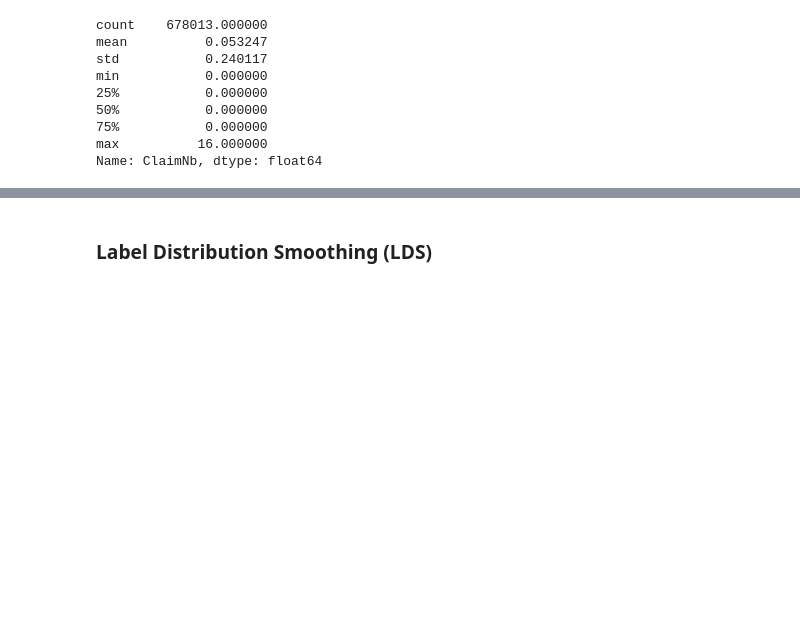
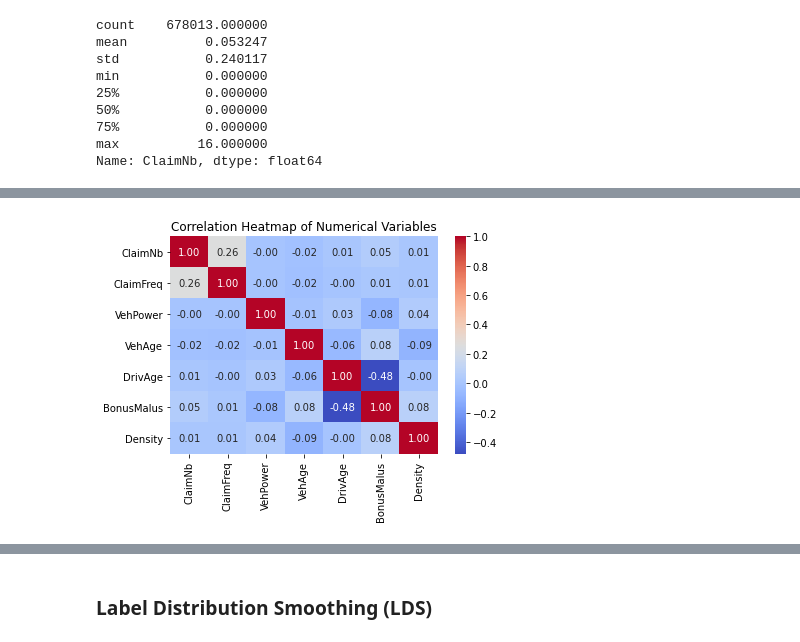
Before and after one commit to yueht23/PGPC2024, a Jupyter notebook: Deep_Imbalanced_Regression.ipynb, the cells around one changed output, grey strips where cells are left out. Cells and saved outputs as stored; diff of their text form; code cells hidden in the pictures; blank space fills up the shorter version.

```diff
--- a/Deep_Imbalanced_Regression.ipynb
+++ b/Deep_Imbalanced_Regression.ipynb
@@ -65,0 +228,7 @@ plt.show()
+# %%
+corr_matrix = df[numeric_feature].corr()
+sns.heatmap(corr_matrix, annot=True, cmap='coolwarm', fmt=".2f")
+plt.title('Correlation Heatmap of Numerical Variables')
+plt.show()
+# %% [output]
+[figure, added]
```
Also changed, not shown: parts of 24 cells of this notebook, 1 other file.
